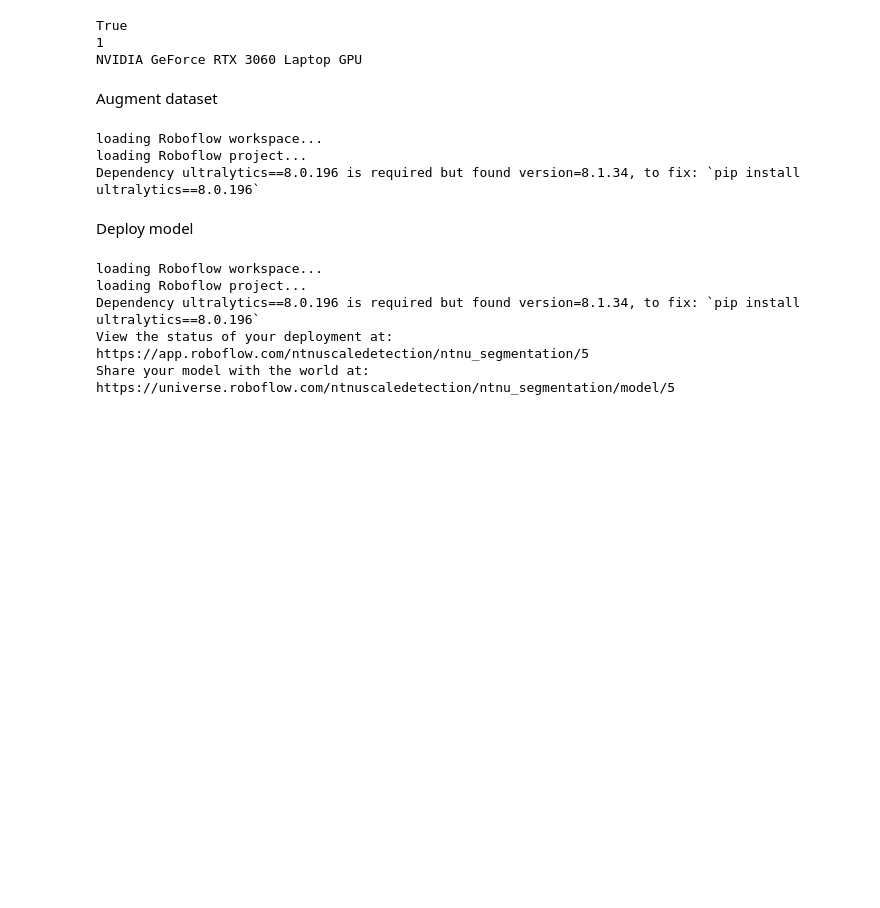
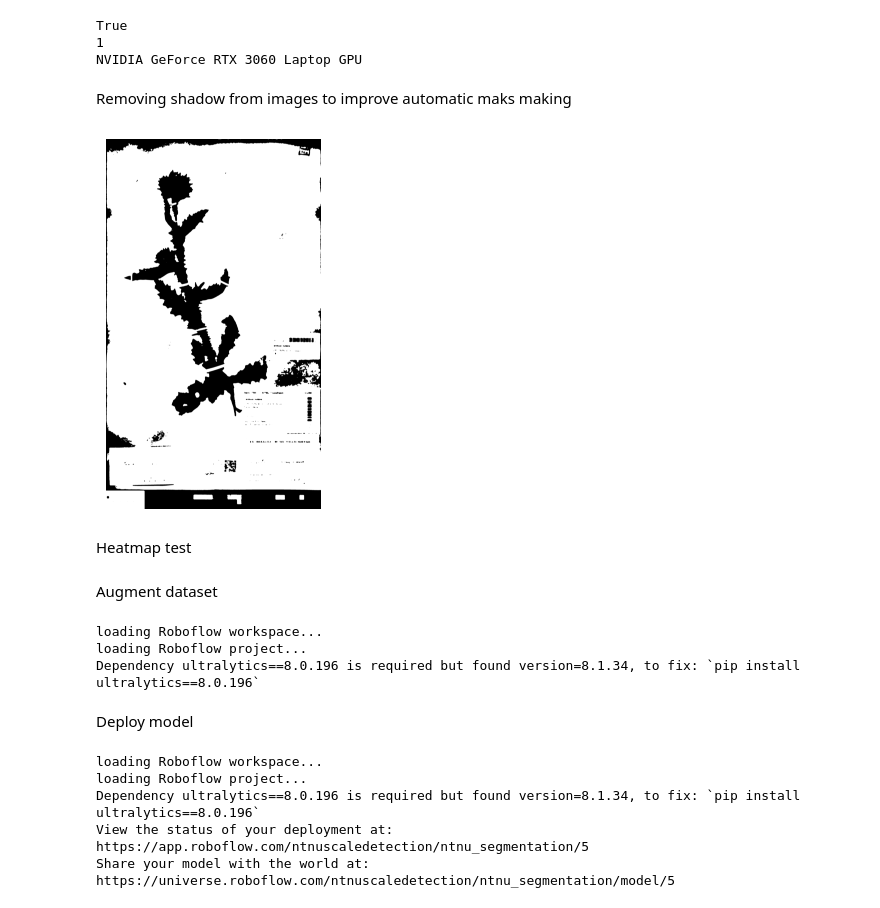
Before and after one commit to Floris-Buyse-FB/NTNU, a Jupyter notebook: notebooks/help.ipynb, the cells around one changed output. Drawn from its saved outputs; the diff is of its cells as text; code cells hidden in the pictures; blank space fills up the shorter version.

Commit message:
tried new methods for automatic labeling: heatmaps, gaussian blur, median blur, brightness and contrast changes, depth analysis

```diff
--- a/notebooks/help.ipynb
+++ b/notebooks/help.ipynb
@@ -8,3 +8,44 @@ print(torch.cuda.get_device_name(0))
 True
 1
 NVIDIA GeForce RTX 3060 Laptop GPU
+# %% [markdown]
+Removing shadow from images to improve automatic maks making
+# %%
+import cv2
+import matplotlib.pyplot as plt
+
+img = cv2.imread('/home/floris/Projects/NTNU/images/gbif_images/187108471_a.jpg')
+
+# convert to LAB color space
+lab = cv2.cvtColor(img, cv2.COLOR_BGR2LAB)
+
+# apply CLAHE to the L-channel (lightness channel) -> removes shadows (approx.)
+l, a, b = cv2.split(lab)
+clahe = cv2.createCLAHE(clipLimit=3.0, tileGridSize=(8, 8))
+cl = clahe.apply(l)
+
+# merge the CLAHE enhanced L-channel with the original A and B channel -> convert back to BGR
+limg = cv2.merge((cl, a, b))
+lab = cv2.cvtColor(limg, cv2.COLOR_LAB2BGR)
+
+# apply heatmap with cool
+heatmap = cv2.applyColorMap(lab, cv2.COLORMAP_COOL)
+
+# create threshold mask
+binary = cv2.cvtColor(heatmap, cv2.COLOR_BGR2GRAY)
+
+_, thresh = cv2.threshold(binary, 0, 255, cv2.THRESH_BINARY_INV + cv2.THRESH_OTSU)
+
+# apply median blur
+output = cv2.medianBlur(thresh, 21)
+
+# save image
+cv2.imwrite('test.jpg', output)
+
+plt.imshow(output, cmap='gray')
+plt.axis('off')
+plt.show()
+# %% [output]
+[figure, added]
+# %% [markdown]
+Heatmap test
```
Also changed, not shown: parts of 1 cell of this notebook, 1 other file.
